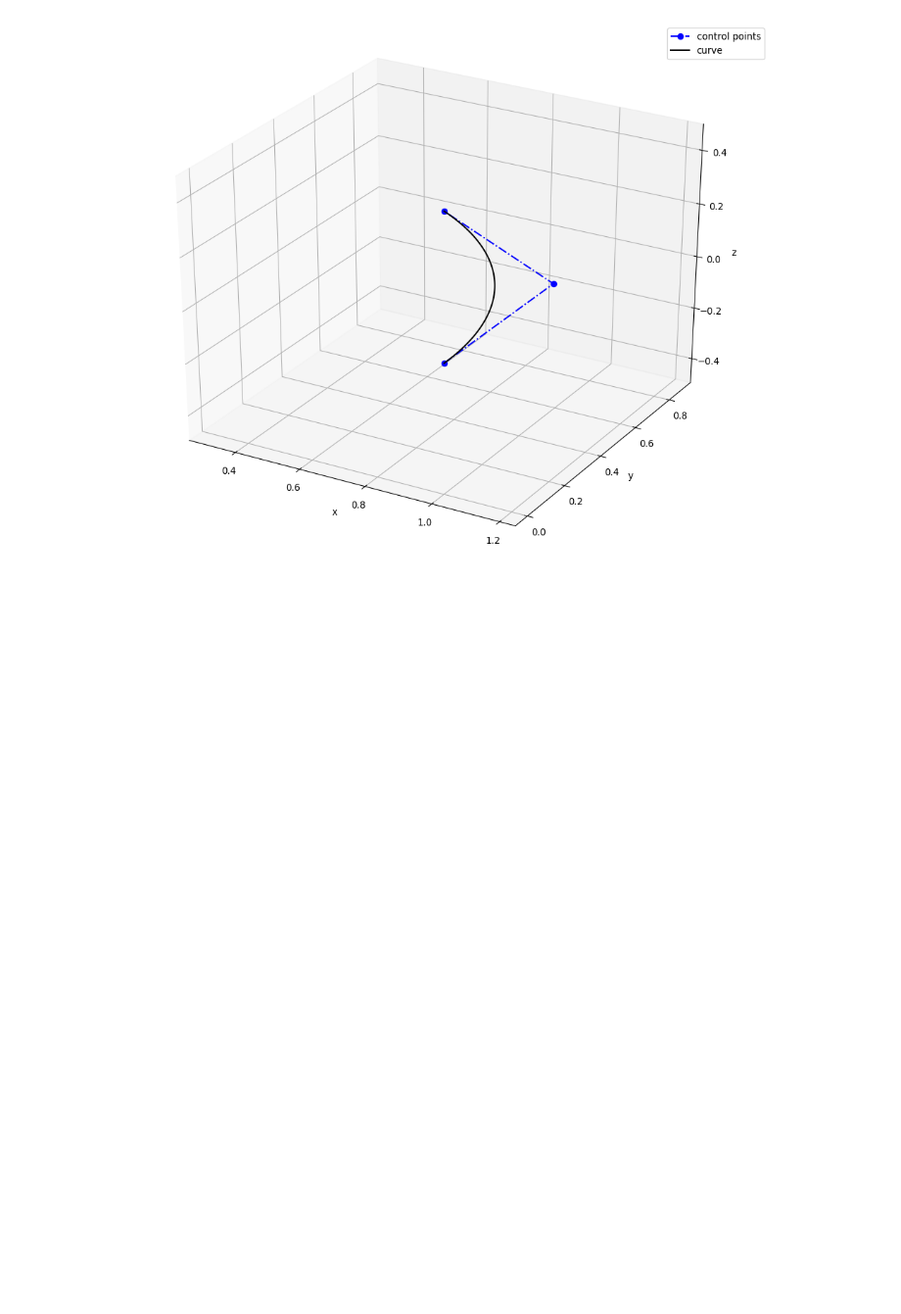
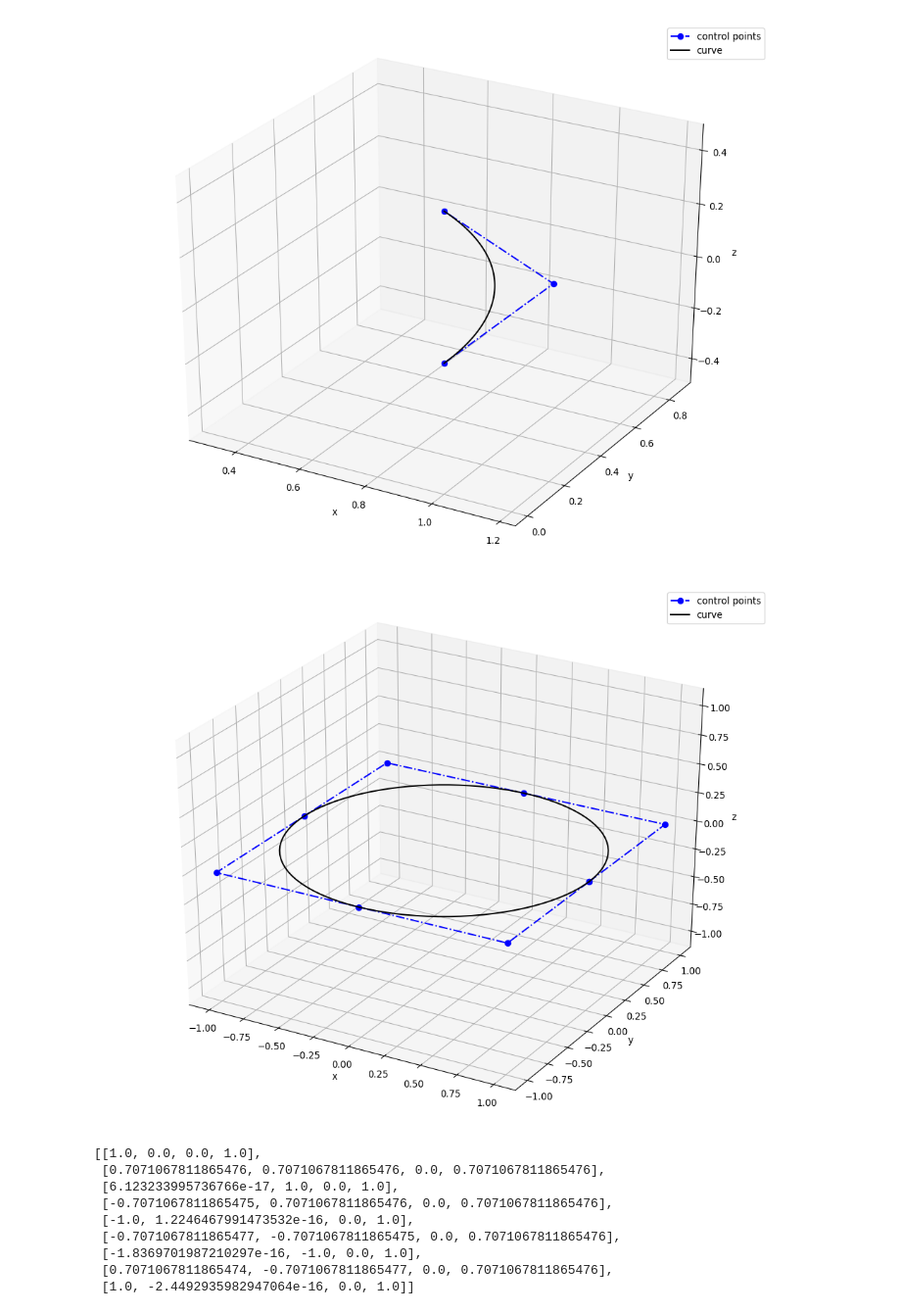
Before and after one commit to D-SLAVIN/IIB-F-JL-3, a Jupyter notebook: WeekL12/CircularArc.ipynb, the cells around one changed output. Shown at 98% size. Saved outputs shown, nothing was run; the diff lists cells and outputs as text; code cells hidden in the pictures; blank space fills up the shorter version.

```diff
--- a/WeekL12/CircularArc.ipynb
+++ b/WeekL12/CircularArc.ipynb
@@ -31,0 +103,13 @@ crv.render()
+# %%
+construct_arc(1, 0, r=1)
+# %% [output]
+[figure, added]
+[[1.0, 0.0, 0.0, 1.0],
+ [0.7071067811865476, 0.7071067811865476, 0.0, 0.7071067811865476],
+ [6.123233995736766e-17, 1.0, 0.0, 1.0],
+ [-0.7071067811865475, 0.7071067811865476, 0.0, 0.7071067811865476],
+ [-1.0, 1.2246467991473532e-16, 0.0, 1.0],
+ [-0.7071067811865477, -0.7071067811865475, 0.0, 0.7071067811865476],
+ [-1.8369701987210297e-16, -1.0, 0.0, 1.0],
+ [0.7071067811865474, -0.7071067811865477, 0.0, 0.7071067811865476],
+ [1.0, -2.4492935982947064e-16, 0.0, 1.0]]
```
Also changed, not shown: parts of 2 cells of this notebook.
